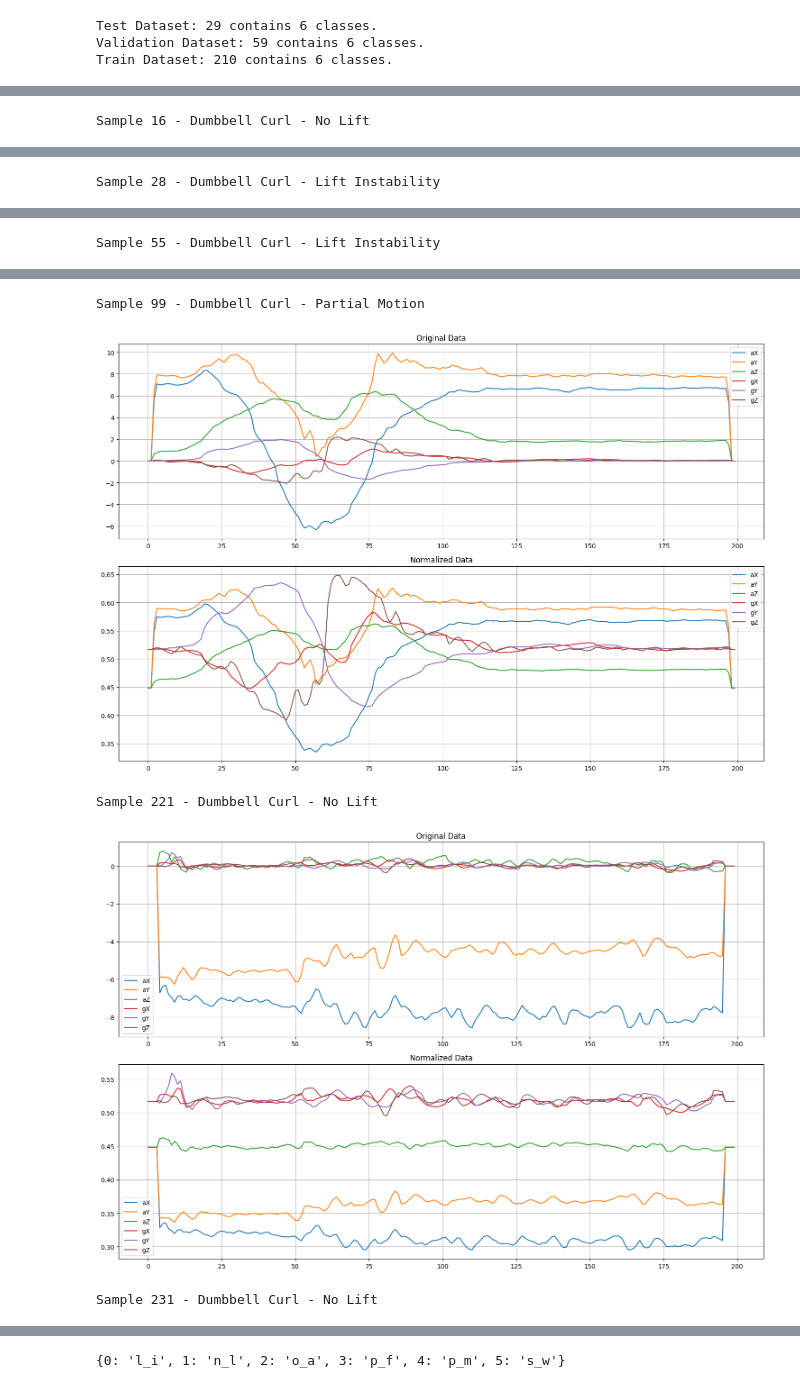
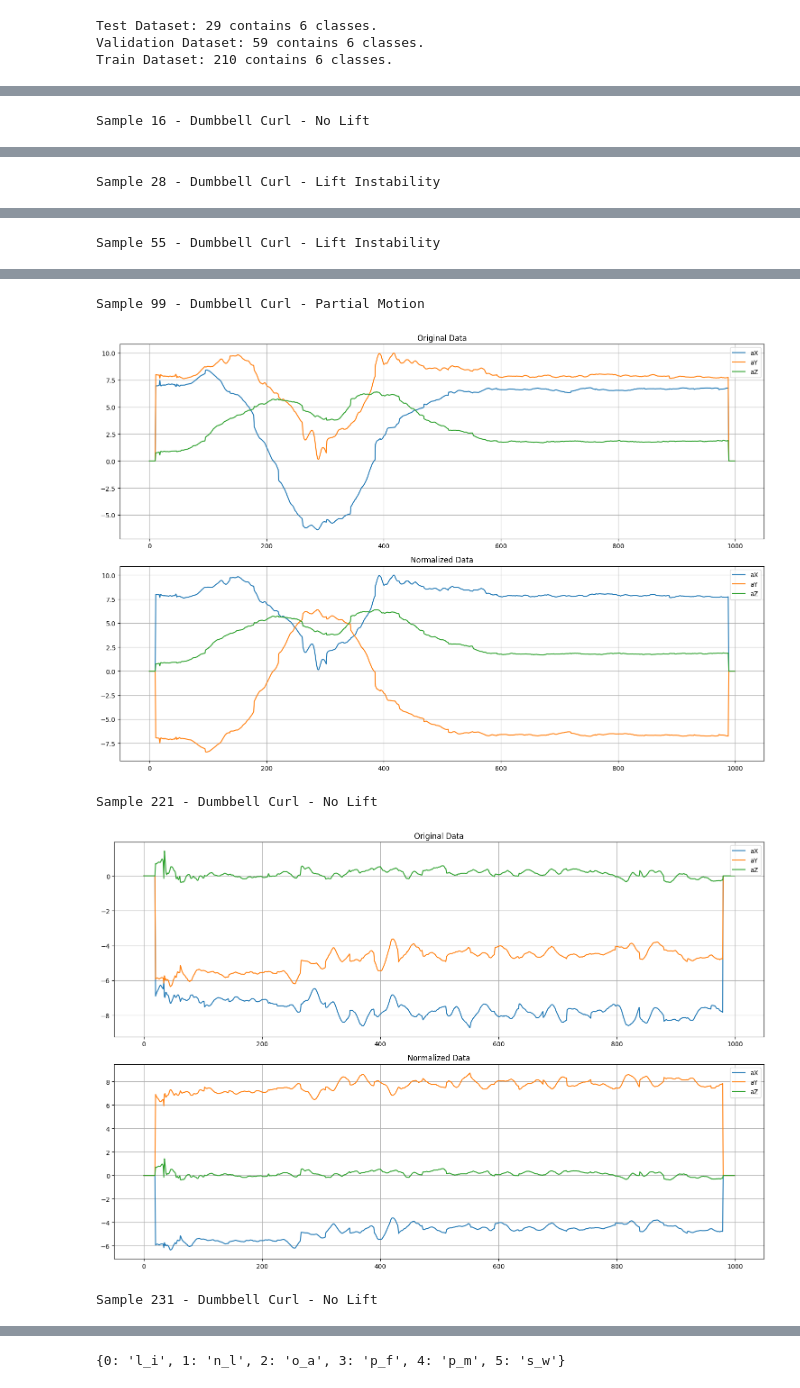
Before and after one commit to VedanshGoenka/RepMate_Tiny_ML, a Jupyter notebook: src/model/notebooks/Initial_Model_TFLite.ipynb, the cells around one changed output, grey strips where cells are left out. Saved outputs shown, nothing was run; the diff lists cells and outputs as text; code cells hidden in the pictures.

```diff
--- a/src/model/notebooks/Initial_Model_TFLite.ipynb
+++ b/src/model/notebooks/Initial_Model_TFLite.ipynb
@@ -556,7 +597,7 @@ Validation Dataset: 59 contains 6 classes.
 Train Dataset: 210 contains 6 classes.
 # %%
 # Input Size of Model
-VECTOR_X = len(DATASET[0]["tSD"][0]) - 1  # Remove the time column
+VECTOR_X = len(FEATURES_TO_KEEP)  # Number of features
 VECTOR_Y = 200  # Number of samples in the y-axis (downsampled)
 # %%
 def convert_to_array(dataset):
@@ -715,20 +784,17 @@ def augment_dataset(data, num_copies):
         augmented_dataset.append(signal_augmentation(data))
     return augmented_dataset
 # %%
-def gather_acc_gyro_min_max(dataset, scale_factor = 1):
-    acc_min, acc_max, gyro_min, gyro_max = float('inf'), float('-inf'), float('inf'), float('-inf')
+def gather_acc_min_max(dataset, scale_factor = 1):
+    acc_min, acc_max = float('inf'), float('-inf')
     for data in dataset:
         _, data_array = convert_to_array(data)
         acc_data = data_array[..., :3]
-        gyro_data = data_array[..., 3:]
         acc_min = min(acc_min, np.min(acc_data) * scale_factor)
         acc_max = max(acc_max, np.max(acc_data) * scale_factor)
-        gyro_min = min(gyro_min, np.min(gyro_data) * scale_factor)
-        gyro_max = max(gyro_max, np.max(gyro_data) * scale_factor)
-    return acc_min, acc_max, gyro_min, gyro_max
+    return acc_min, acc_max
 # %%
-ACC_MIN, ACC_MAX, GYRO_MIN, GYRO_MAX = gather_acc_gyro_min_max(DATASET, scale_factor = 1.25)
+ACC_MIN, ACC_MAX = gather_acc_min_max(DATASET, scale_factor = 1.25)
 print("Normalization Parameters:")
-print(f"Acc Min: {ACC_MIN}, Acc Max: {ACC_MAX}, Gyro Min: {GYRO_MIN}, Gyro Max: {GYRO_MAX}")
+print(f"Acc Min: {ACC_MIN}, Acc Max: {ACC_MAX}")
 # %% [output]
 Normalization Parameters:
@@ -833,7 +936,7 @@ def plot_normalization_comparison(original_sample, normalized_sample):
     """
     Plot original vs normalized data for a single sample
     """
-    feature_names = ["aX", "aY", "aZ", "gX", "gY", "gZ"]
+    feature_names = ACCEL_NAMES
     fig, axes = plt.subplots(2, 1, figsize=(15, 10))
 
     # Plot original data
@@ -854,6 +957,8 @@ def plot_normalization_comparison(original_sample, normalized_sample):
     plt.show()
 # %%
 SHOW_NORMALIZATION = True
+ROTATE_SIGNAL = True
+
 if SHOW_NORMALIZATION:
     # Visualize normalization for a few samples
     for i in [16, 28, 55, 99, 221, 231]:  # Show rep sample
@@ -863,7 +968,12 @@ if SHOW_NORMALIZATION:
         label, original_data = convert_to_array(DATASET[i])
         extended_data = extend_dataset_length(original_data, 1000)
         downsampled_data = downsample_dataset(extended_data, VECTOR_Y, "avg")
-        normalized_data = normalize_sensor_data(downsampled_data, ACC_MIN, ACC_MAX, GYRO_MIN, GYRO_MAX)
-        plot_normalization_comparison(downsampled_data, normalized_data)
+        if ROTATE_SIGNAL:
+            rotated_data = rotate_signal(extended_data, 90, 0)
+            normalized_data = normalize_sensor_data(rotated_data, ACC_MIN, ACC_MAX)
+            plot_normalization_comparison(extended_data, rotated_data)
+        else:
+            normalized_data = normalize_sensor_data(extended_data, ACC_MIN, ACC_MAX)
+            plot_normalization_comparison(extended_data, normalized_data)
 # %% [output]
 Sample 16 - Dumbbell Curl - No Lift
@@ -875,5 +985,5 @@ Sample 55 - Dumbbell Curl - Lift Instability
 Sample 99 - Dumbbell Curl - Partial Motion
-[figure, old version]
+[figure, new version]
 Sample 221 - Dumbbell Curl - No Lift
-[figure, old version]
+[figure, new version]
 Sample 231 - Dumbbell Curl - No Lift
```
Also changed, not shown: parts of 25 cells of this notebook, 56 other files.
